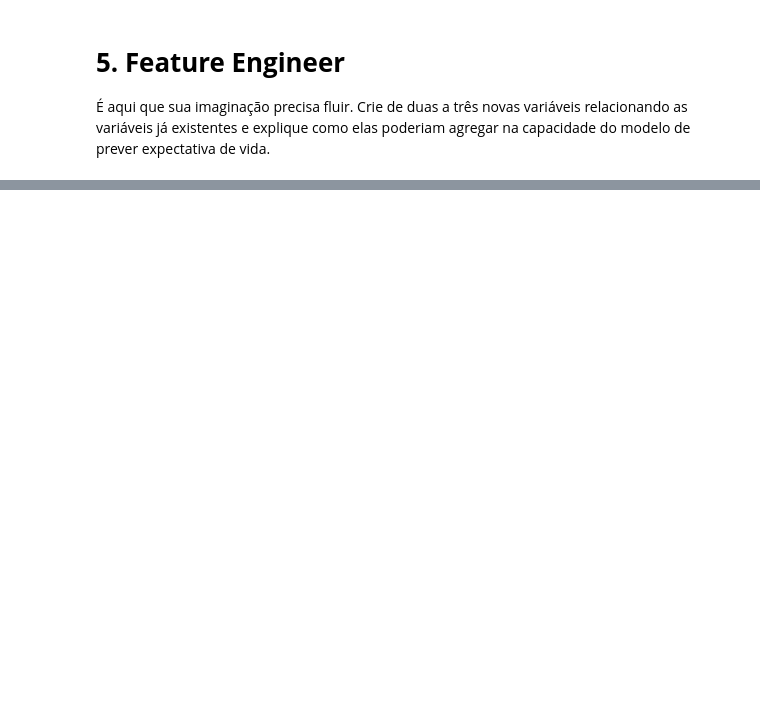
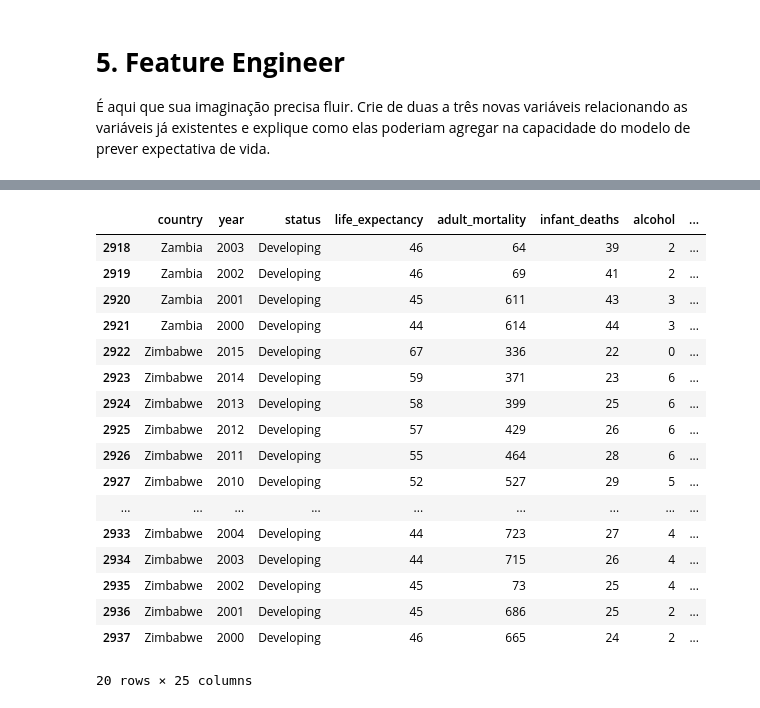
Before and after one commit to anasegatelli/curso-facens-python, a Jupyter notebook: ML/aula 1/Aula1_casa_individual.ipynb, the cells around one changed output, grey strips where cells are left out. Cells and saved outputs as stored; diff of their text form; code cells hidden in the pictures; blank space fills up the shorter version.

```diff
--- a/ML/aula 1/Aula1_casa_individual.ipynb
+++ b/ML/aula 1/Aula1_casa_individual.ipynb
@@ -192,0 +201,29 @@ std                                 1          1
+# %%
+#Feature: Calcula o IDH baseado em qualidade de vida associando os 3 indicadores: life_expectancy, schooling e income_composition_of_resources simplificando o dataset.
+
+# Soma ponderada dos três principais indicadores de desenvolvimento
+df_clean['fator_bem_estar'] = (
+    df_clean['income_composition_of_resources'] + # Renda
+    df_clean['schooling'] / df_clean['schooling'].max() + # Educação (normaliza o indicador aplicando o .max())
+    (df_clean['life_expectancy'] / 100) # Longevidade (normalizada para ~0-1)
+) / 3
+df_clean.tail(20)
+# %% [output]
+|  | country | year | status | life_expectancy | adult_mortality | infant_deaths | alcohol | ... |
+| 2918 | Zambia | 2003 | Developing | 46 | 64 | 39 | 2 | ... |
+| 2919 | Zambia | 2002 | Developing | 46 | 69 | 41 | 2 | ... |
+| 2920 | Zambia | 2001 | Developing | 45 | 611 | 43 | 3 | ... |
+| 2921 | Zambia | 2000 | Developing | 44 | 614 | 44 | 3 | ... |
+| 2922 | Zimbabwe | 2015 | Developing | 67 | 336 | 22 | 0 | ... |
+| 2923 | Zimbabwe | 2014 | Developing | 59 | 371 | 23 | 6 | ... |
+| 2924 | Zimbabwe | 2013 | Developing | 58 | 399 | 25 | 6 | ... |
+| 2925 | Zimbabwe | 2012 | Developing | 57 | 429 | 26 | 6 | ... |
+| 2926 | Zimbabwe | 2011 | Developing | 55 | 464 | 28 | 6 | ... |
+| 2927 | Zimbabwe | 2010 | Developing | 52 | 527 | 29 | 5 | ... |
+| ... | ... | ... | ... | ... | ... | ... | ... | ... |
+| 2933 | Zimbabwe | 2004 | Developing | 44 | 723 | 27 | 4 | ... |
+| 2934 | Zimbabwe | 2003 | Developing | 44 | 715 | 26 | 4 | ... |
+| 2935 | Zimbabwe | 2002 | Developing | 45 | 73 | 25 | 4 | ... |
+| 2936 | Zimbabwe | 2001 | Developing | 45 | 686 | 25 | 2 | ... |
+| 2937 | Zimbabwe | 2000 | Developing | 46 | 665 | 24 | 2 | ... |
+20 rows × 25 columns
```
Also changed, not shown: parts of 13 cells of this notebook, 1 other file.
